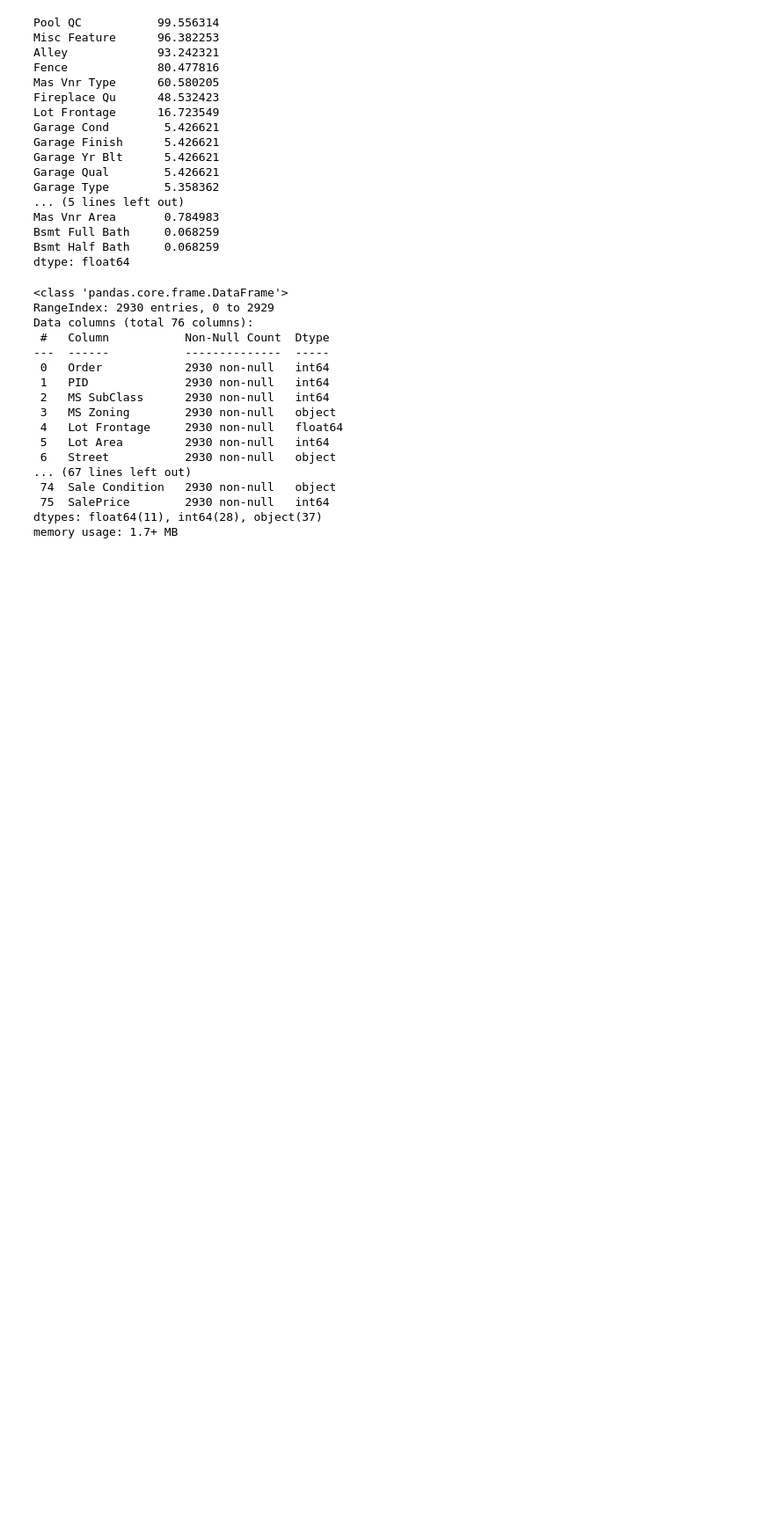
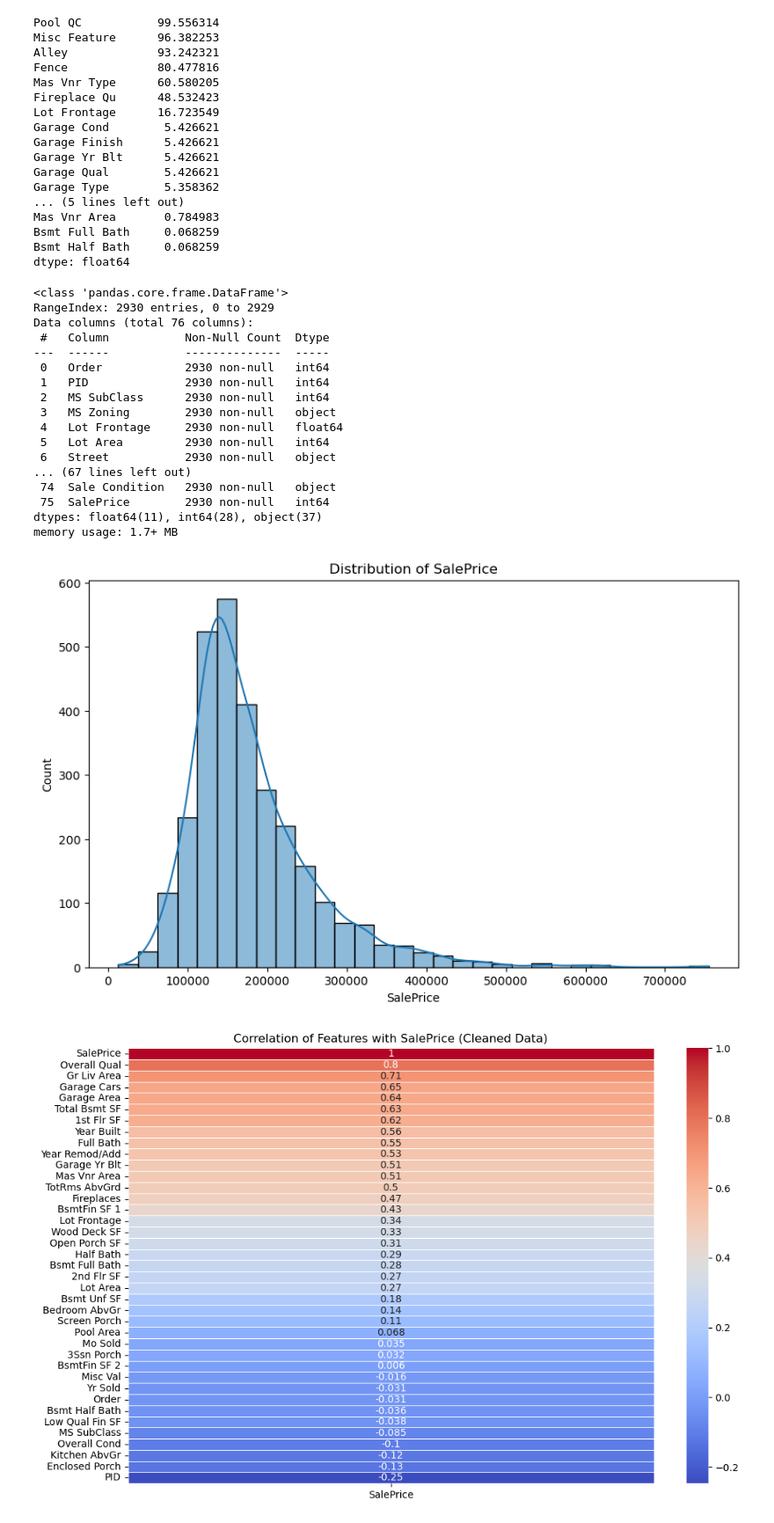
Before and after one commit to eirikimrik/ML---Assignment-1, a Jupyter notebook: Untitled.ipynb, the cells around one changed output. Shown at 88% size. Drawn from its saved outputs; the diff is of its cells as text; code cells hidden in the pictures; blank space fills up the shorter version.

Commit message:
correlating data

```diff
--- a/Untitled.ipynb
+++ b/Untitled.ipynb
@@ -89,3 +89,23 @@ Data columns (total 76 columns):
  75  SalePrice        2930 non-null   int64
 dtypes: float64(11), int64(28), object(37)
 memory usage: 1.7+ MB
+# %%
+#selecting only datatypes of int and float
+data_numeric = data_cleaned.select_dtypes(include=[float, int])
+
+# Plot distribution of SalePrice
+plt.figure(figsize=(10, 6))
+sns.histplot(data_cleaned['SalePrice'], kde=True, bins=30)
+plt.title('Distribution of SalePrice')
+plt.show()
+
+#Correlation heatmap for cleaned data
+plt.figure(figsize=(12, 8))
+correlation_matrix_cleaned = data_numeric.corr()
+sns.heatmap(correlation_matrix_cleaned[['SalePrice']].sort_values(by='SalePrice', ascending=False),
+            annot=True, cmap='coolwarm', linewidths=0.5)
+plt.title('Correlation of Features with SalePrice (Cleaned Data)')
+plt.show()
+# %% [output]
+[figure, added]
+[figure, added]
```
Also changed, not shown: parts of 1 cell of this notebook.
